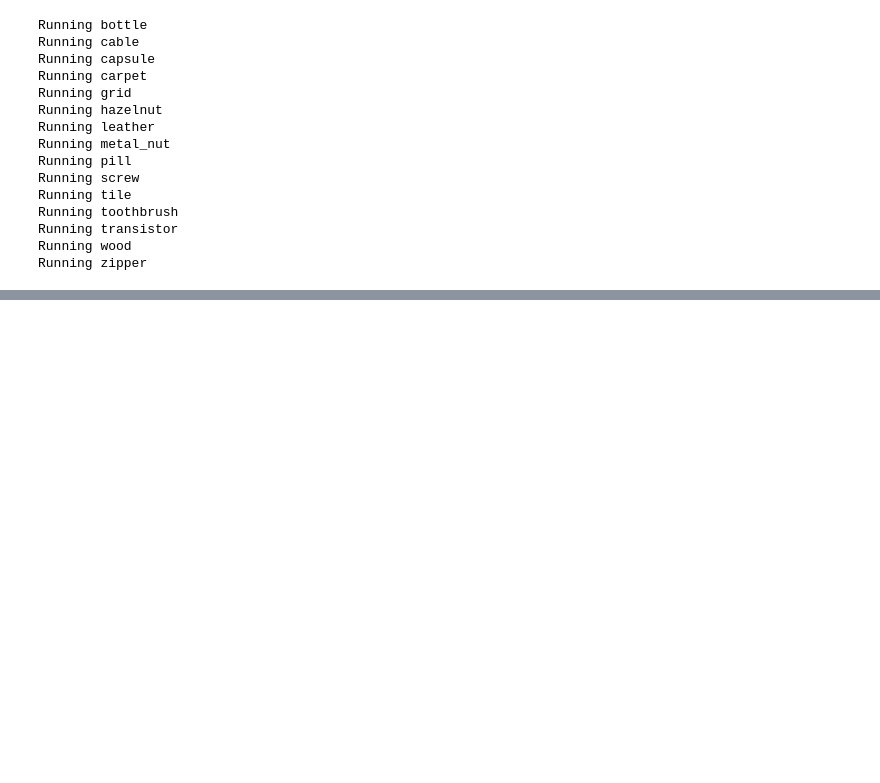
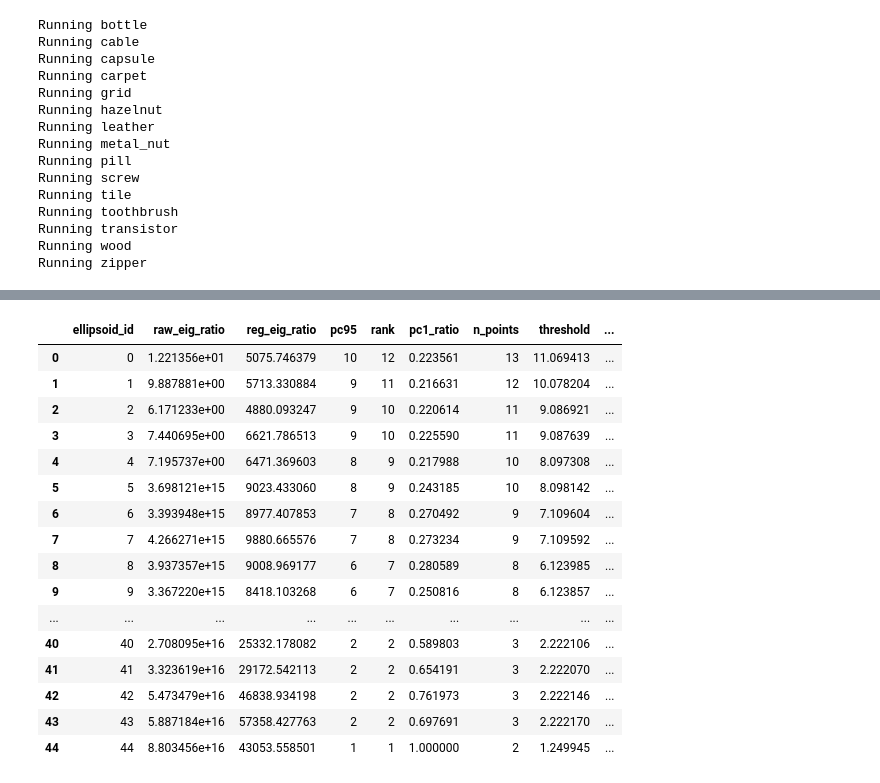
Before and after one commit to CiaranW005/UL-Summer-Bursary-2026, a Jupyter notebook: notebooks/algorithims/unsupervised_ellipsoidal_fit.ipynb, the cells around one changed output, grey strips where cells are left out. Cells and saved outputs as stored; diff of their text form; code cells hidden in the pictures; blank space fills up the shorter version.

```diff
--- a/notebooks/algorithims/unsupervised_ellipsoidal_fit.ipynb
+++ b/notebooks/algorithims/unsupervised_ellipsoidal_fit.ipynb
@@ -223,0 +223,22 @@ display(diagnostics["eig_ratio_aurocs"])
+# %%
+ellipsoids_df = collection.to_dataframe()
+
+ellipsoids_df
+# %% [output]
+|  | ellipsoid_id | raw_eig_ratio | reg_eig_ratio | pc95 | rank | pc1_ratio | n_points | threshold | ... |
+| 0 | 0 | 1.221356e+01 | 5075.746379 | 10 | 12 | 0.223561 | 13 | 11.069413 | ... |
+| 1 | 1 | 9.887881e+00 | 5713.330884 | 9 | 11 | 0.216631 | 12 | 10.078204 | ... |
+| 2 | 2 | 6.171233e+00 | 4880.093247 | 9 | 10 | 0.220614 | 11 | 9.086921 | ... |
+| 3 | 3 | 7.440695e+00 | 6621.786513 | 9 | 10 | 0.225590 | 11 | 9.087639 | ... |
+| 4 | 4 | 7.195737e+00 | 6471.369603 | 8 | 9 | 0.217988 | 10 | 8.097308 | ... |
+| 5 | 5 | 3.698121e+15 | 9023.433060 | 8 | 9 | 0.243185 | 10 | 8.098142 | ... |
+| 6 | 6 | 3.393948e+15 | 8977.407853 | 7 | 8 | 0.270492 | 9 | 7.109604 | ... |
+| 7 | 7 | 4.266271e+15 | 9880.665576 | 7 | 8 | 0.273234 | 9 | 7.109592 | ... |
+| 8 | 8 | 3.937357e+15 | 9008.969177 | 6 | 7 | 0.280589 | 8 | 6.123985 | ... |
+| 9 | 9 | 3.367220e+15 | 8418.103268 | 6 | 7 | 0.250816 | 8 | 6.123857 | ... |
+| ... | ... | ... | ... | ... | ... | ... | ... | ... | ... |
+| 40 | 40 | 2.708095e+16 | 25332.178082 | 2 | 2 | 0.589803 | 3 | 2.222106 | ... |
+| 41 | 41 | 3.323619e+16 | 29172.542113 | 2 | 2 | 0.654191 | 3 | 2.222070 | ... |
+| 42 | 42 | 5.473479e+16 | 46838.934198 | 2 | 2 | 0.761973 | 3 | 2.222146 | ... |
+| 43 | 43 | 5.887184e+16 | 57358.427763 | 2 | 2 | 0.697691 | 3 | 2.222170 | ... |
+| 44 | 44 | 8.803456e+16 | 43053.558501 | 1 | 1 | 1.000000 | 2 | 1.249945 | ... |
```
Also changed, not shown: parts of 6 cells of this notebook, 8 other files.
